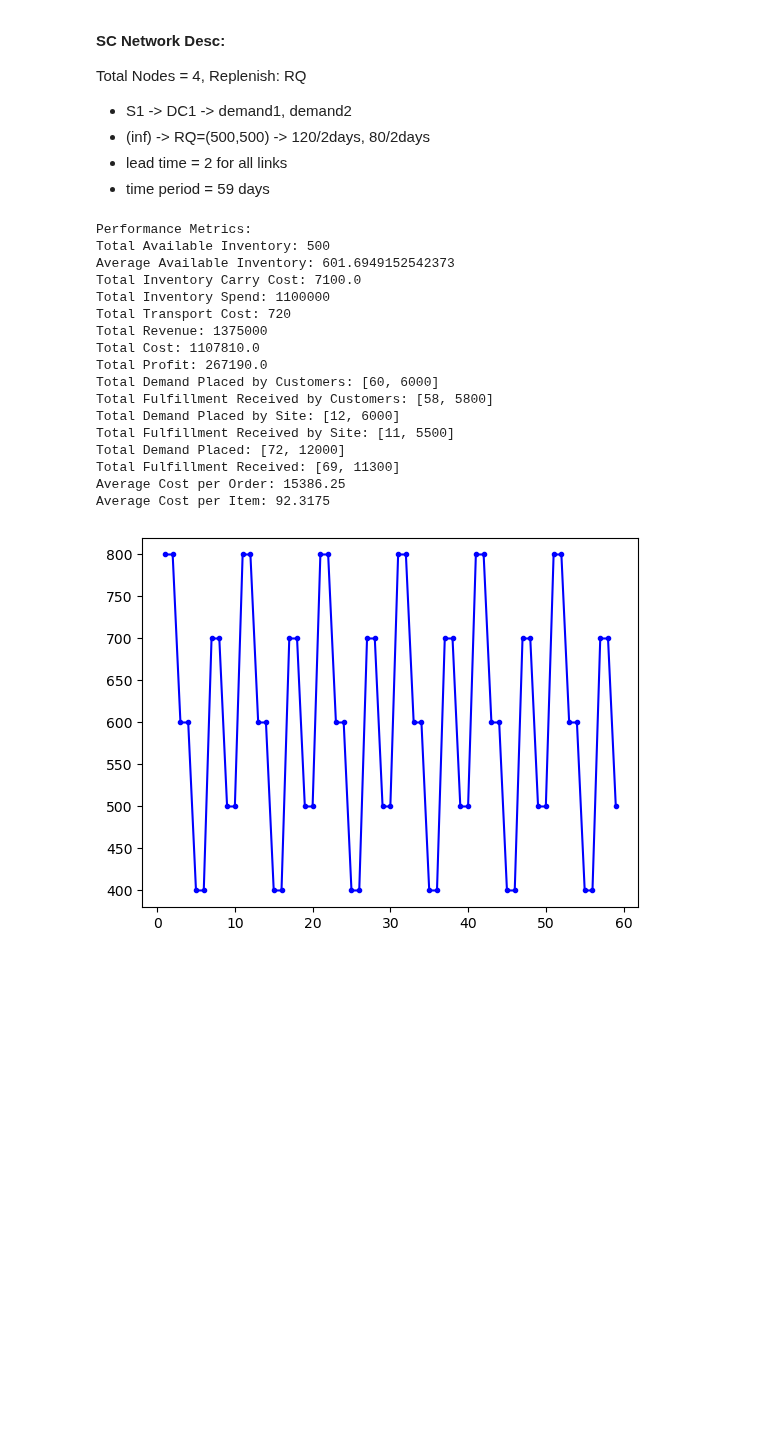
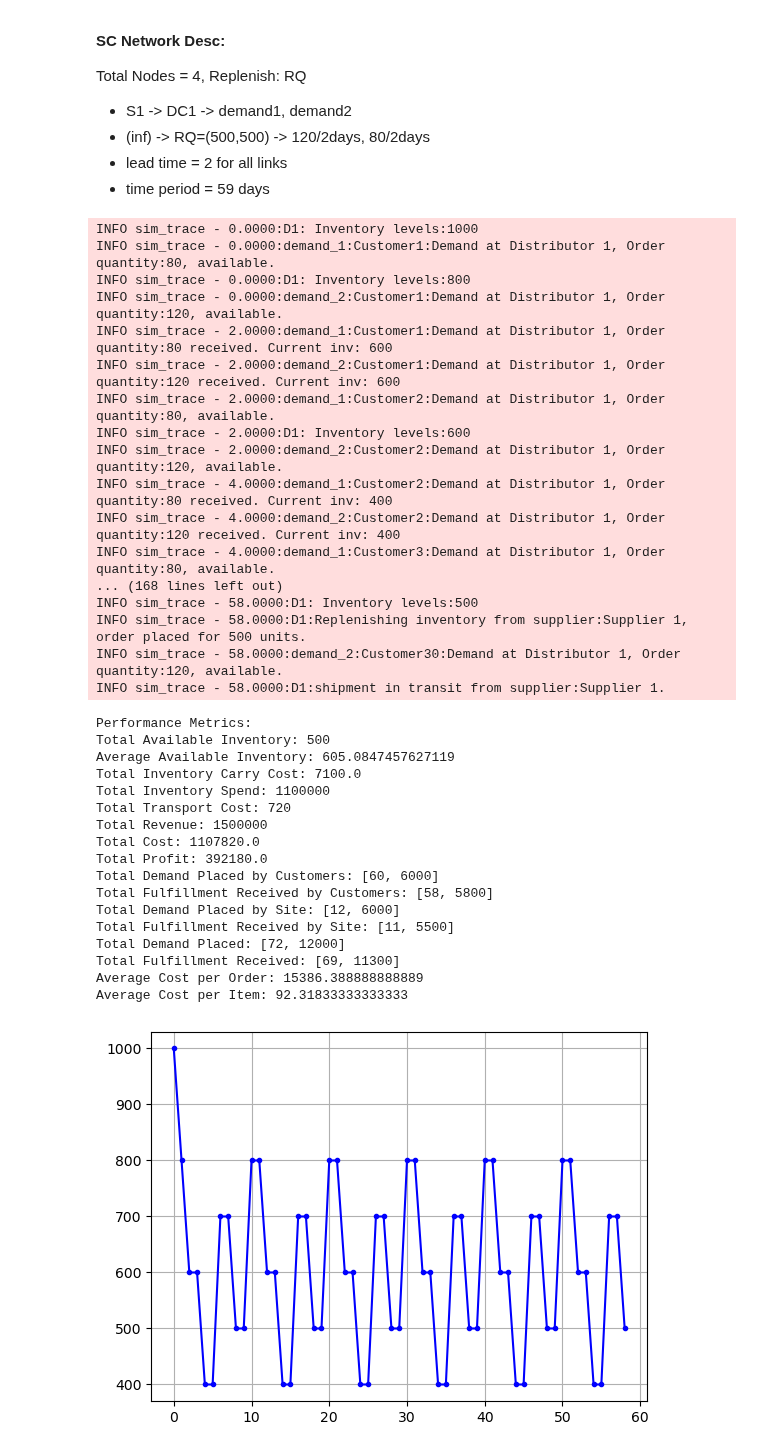
Before and after one commit to SupplyChainSimulation/SupplyNetPy, a Jupyter notebook: examples/ex17_replenish_cmp_any.ipynb, the cells around one changed output. Saved outputs shown, nothing was run; the diff lists cells and outputs as text; code cells hidden in the pictures; blank space fills up the shorter version.

```diff
--- a/examples/ex17_replenish_cmp_any.ipynb
+++ b/examples/ex17_replenish_cmp_any.ipynb
@@ -88,44 +106,62 @@ Total Nodes = 4, Replenish: RQ <br>
 # %%
 import simpy
 env = simpy.Environment()
 supplier = scm.Supplier(env=env, ID='S1', name='Supplier 1', node_type='infinite_supplier')
 distributor = scm.InventoryNode(env=env, ID='D1', name='Distributor 1', node_type='distributor', capacity=5000, initial_level=1000,
                                 inventory_holding_cost=0.2, replenishment_policy=scm.RQReplenishment, policy_param={'R':500,'Q':500},
                                 product_sell_price=250, product_buy_price=200)
 link1  = scm.Link(env=env, ID='L1', source=supplier, sink=distributor, cost=10, lead_time=lambda: 2)
 demand1 = scm.Demand(env=env, ID='demand_1', name='Dem 1', order_arrival_model=lambda: 2, order_quantity_model=lambda:80,
                      demand_node=distributor, delivery_cost=lambda: 10, lead_time=lambda: 2)
 demand2 = scm.Demand(env=env, ID='demand_2', name='Dem 2', order_arrival_model=lambda: 2, order_quantity_model=lambda:120,
                      demand_node=distributor, delivery_cost=lambda: 10, lead_time=lambda: 2)
-scm.global_logger.disable_logging()
+scm.global_logger.enable_logging()
 env.run(until=59)
 
 import numpy as np
 import matplotlib.pyplot as plt
 supplynet = scm.create_sc_net(nodes=[supplier,distributor],links=[link1],demands=[demand1,demand2])
 supplynet = scm.simulate_sc_net(supplynet, sim_time=60)
 inv_levels = np.array(distributor.inventory.instantaneous_levels)
 plt.plot(inv_levels[:,0], inv_levels[:,1], label='Inventory Level at D1', marker='.', color='blue')
+plt.grid()
 print_performance_metrics(supplynet)
 # %% [output]
-Performance Metrics:
-Total Available Inventory: 500
-Average Available Inventory: 601.6949152542373
-Total Inventory Carry Cost: 7100.0
-Total Inventory Spend: 1100000
-Total Transport Cost: 720
-Total Revenue: 1375000
-Total Cost: 1107810.0
-Total Profit: 267190.0
-Total Demand Placed by Customers: [60, 6000]
-Total Fulfillment Received by Customers: [58, 5800]
-Total Demand Placed by Site: [12, 6000]
-Total Fulfillment Received by Site: [11, 5500]
-Total Demand Placed: [72, 12000]
-Total Fulfillment Received: [69, 11300]
-Average Cost per Order: 15386.25
-Average Cost per Item: 92.3175
+INFO sim_trace - 0.0000:D1: Inventory levels:1000
+INFO sim_trace - 0.0000:demand_1:Customer1:Demand at Distributor 1, Order quantity:80, available.
+INFO sim_trace - 0.0000:D1: Inventory levels:800
+INFO sim_trace - 0.0000:demand_2:Customer1:Demand at Distributor 1, Order quantity:120, available.
+INFO sim_trace - 2.0000:demand_1:Customer1:Demand at Distributor 1, Order quantity:80 received. Current inv: 600
+INFO sim_trace - 2.0000:demand_2:Customer1:Demand at Distributor 1, Order quantity:120 received. Current inv: 600
+INFO sim_trace - 2.0000:demand_1:Customer2:Demand at Distributor 1, Order quantity:80, available.
+INFO sim_trace - 2.0000:D1: Inventory levels:600
+INFO sim_trace - 2.0000:demand_2:Customer2:Demand at Distributor 1, Order quantity:120, available.
+INFO sim_trace - 4.0000:demand_1:Customer2:Demand at Distributor 1, Order quantity:80 received. Current inv: 400
+INFO sim_trace - 4.0000:demand_2:Customer2:Demand at Distributor 1, Order quantity:120 received. Current inv: 400
+INFO sim_trace - 4.0000:demand_1:Customer3:Demand at Distributor 1, Order quantity:80, available.
+... (168 lines left out)
+INFO sim_trace - 58.0000:D1: Inventory levels:500
+INFO sim_trace - 58.0000:D1:Replenishing inventory from supplier:Supplier 1, order placed for 500 units.
+INFO sim_trace - 58.0000:demand_2:Customer30:Demand at Distributor 1, Order quantity:120, available.
+INFO sim_trace - 58.0000:D1:shipment in transit from supplier:Supplier 1.
+Performance Metrics:
+Total Available Inventory: 500
+Average Available Inventory: 605.0847457627119
+Total Inventory Carry Cost: 7100.0
+Total Inventory Spend: 1100000
+Total Transport Cost: 720
+Total Revenue: 1500000
+Total Cost: 1107820.0
+Total Profit: 392180.0
+Total Demand Placed by Customers: [60, 6000]
+Total Fulfillment Received by Customers: [58, 5800]
+Total Demand Placed by Site: [12, 6000]
+Total Fulfillment Received by Site: [11, 5500]
+Total Demand Placed: [72, 12000]
+Total Fulfillment Received: [69, 11300]
+Average Cost per Order: 15386.388888888889
+Average Cost per Item: 92.31833333333333
-[figure, old version]
+[figure, new version]
 # %% [markdown]
 ### AnyLogistix 'Exercise 1'
 
```
Also changed, not shown: parts of 10 cells of this notebook, 10 other files.
